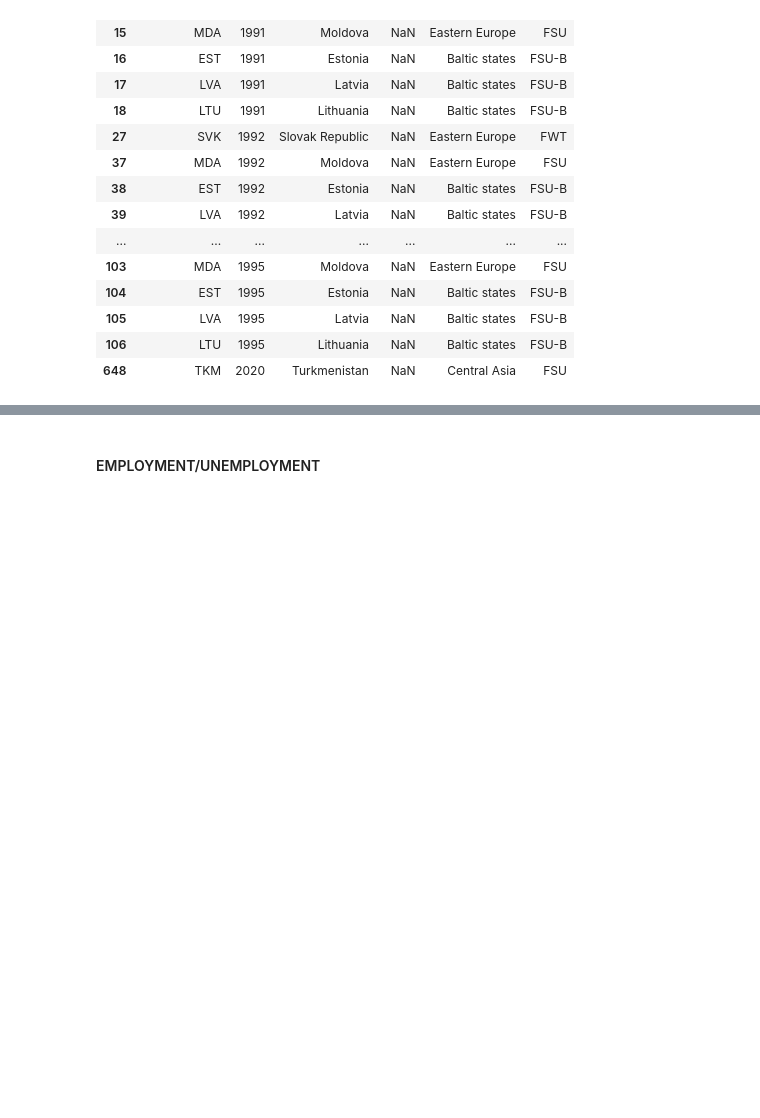
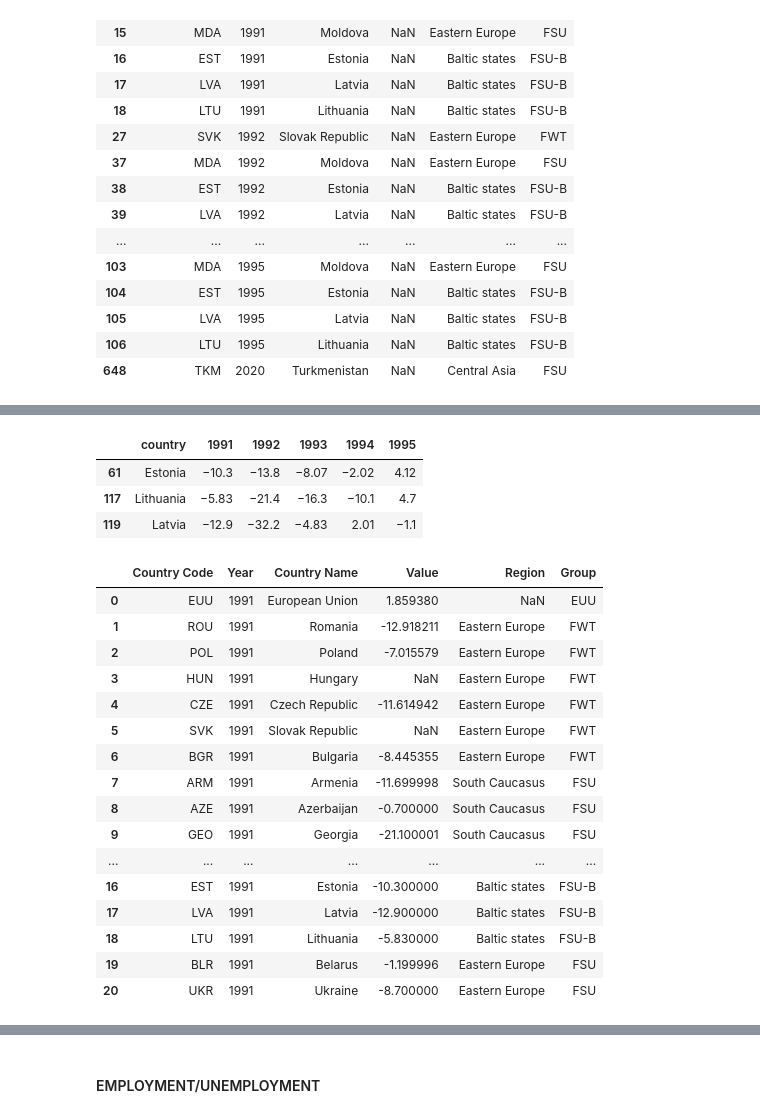
Before and after one commit to d2ski/fsu-fwt-development, a Jupyter notebook: explore.ipynb, the cells around one changed output, grey strips where cells are left out. Saved outputs shown, nothing was run; the diff lists cells and outputs as text; code cells hidden in the pictures; blank space fills up the shorter version.

```diff
--- a/explore.ipynb
+++ b/explore.ipynb
@@ -798,0 +831,19 @@ alt.Chart(gdpchg).mark_line().encode(
+# %%
+gdpchg_gm
+# %% [output]
+|  | country | 1991 | 1992 | 1993 | 1994 | 1995 |
+| 61 | Estonia | −10.3 | −13.8 | −8.07 | −2.02 | 4.12 |
+| 117 | Lithuania | −5.83 | −21.4 | −16.3 | −10.1 | 4.7 |
+| 119 | Latvia | −12.9 | −32.2 | −4.83 | 2.01 | −1.1 |
+# %%
+gdpchg_gm = pd.wide_to_long(gdpchg_gm, '', i='country', j='Year').reset_index().rename(columns={'': 'Value', 'country': 'Country Name'})
+# %%
+gdpchg_gm.loc[:, 'Value'] = pd.to_numeric(gdpchg_gm.loc[:, 'Value'].str.replace('−', '-'))
+# %%
+gdpchg_res = pd.merge(
+    gdpchg,
+    gdpchg_gm,
+    on=['Country Name', 'Year'],
+    how='left',
+    suffixes=['', '_fill']
+)
@@ -798,0 +858,22 @@ alt.Chart(gdpchg).mark_line().encode(
+# %%
+gdpchg_res = gdpchg_res.drop('Value_fill', axis=1)
+# %%
+gdpchg_res.head(21)
+# %% [output]
+|  | Country Code | Year | Country Name | Value | Region | Group |
+| 0 | EUU | 1991 | European Union | 1.859380 | NaN | EUU |
+| 1 | ROU | 1991 | Romania | -12.918211 | Eastern Europe | FWT |
+| 2 | POL | 1991 | Poland | -7.015579 | Eastern Europe | FWT |
+| 3 | HUN | 1991 | Hungary | NaN | Eastern Europe | FWT |
+| 4 | CZE | 1991 | Czech Republic | -11.614942 | Eastern Europe | FWT |
+| 5 | SVK | 1991 | Slovak Republic | NaN | Eastern Europe | FWT |
+| 6 | BGR | 1991 | Bulgaria | -8.445355 | Eastern Europe | FWT |
+| 7 | ARM | 1991 | Armenia | -11.699998 | South Caucasus | FSU |
+| 8 | AZE | 1991 | Azerbaijan | -0.700000 | South Caucasus | FSU |
+| 9 | GEO | 1991 | Georgia | -21.100001 | South Caucasus | FSU |
+| ... | ... | ... | ... | ... | ... | ... |
+| 16 | EST | 1991 | Estonia | -10.300000 | Baltic states | FSU-B |
+| 17 | LVA | 1991 | Latvia | -12.900000 | Baltic states | FSU-B |
+| 18 | LTU | 1991 | Lithuania | -5.830000 | Baltic states | FSU-B |
+| 19 | BLR | 1991 | Belarus | -1.199996 | Eastern Europe | FSU |
+| 20 | UKR | 1991 | Ukraine | -8.700000 | Eastern Europe | FSU |
```
Also changed, not shown: parts of 10 cells of this notebook, 1 other file.
